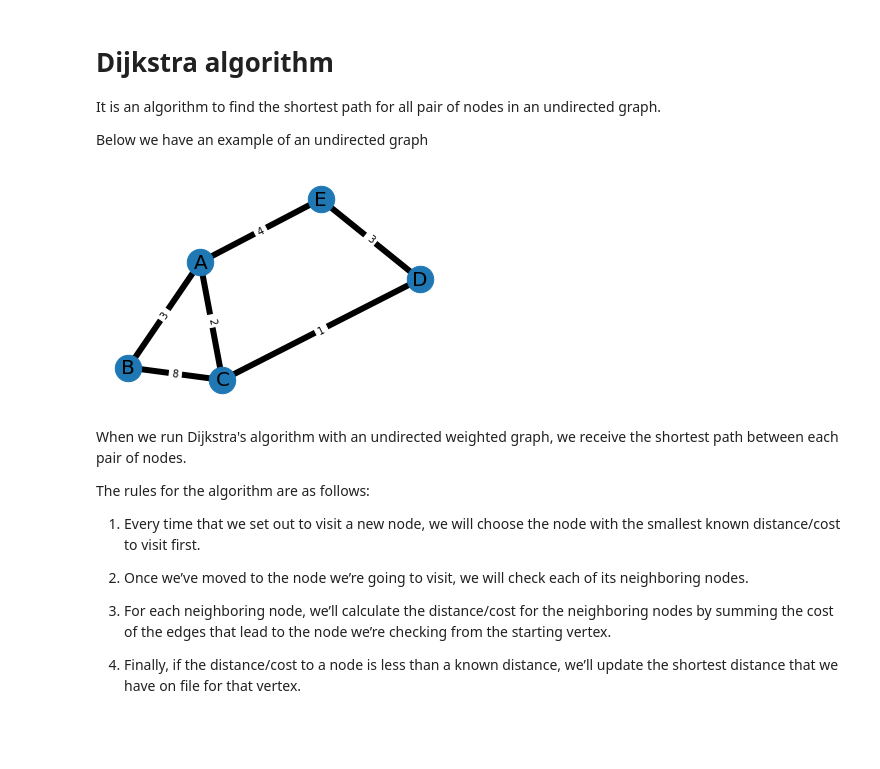
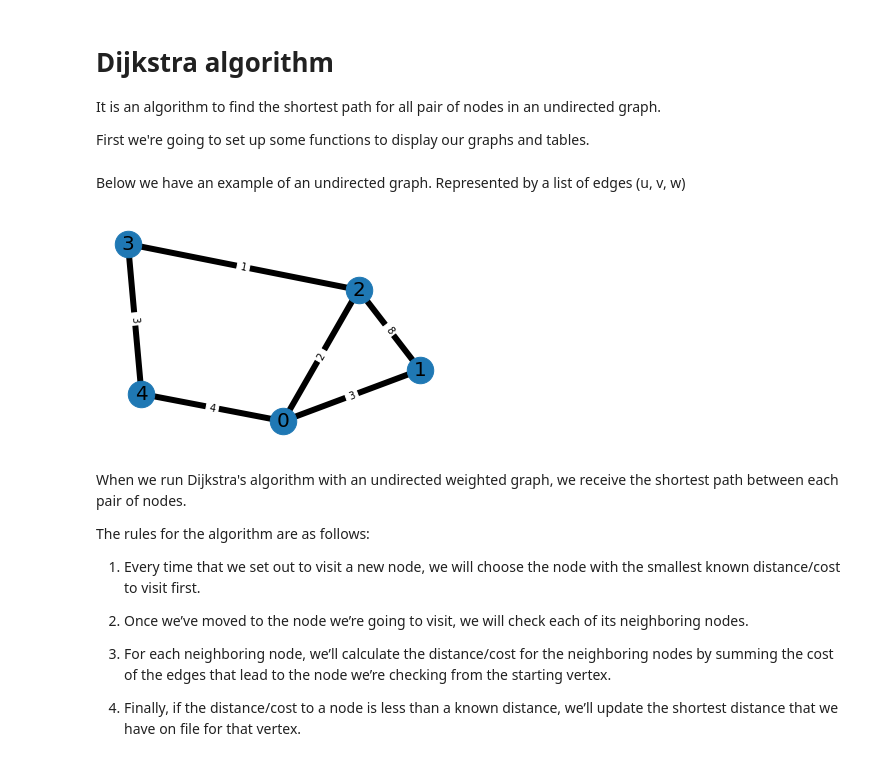
Before and after one commit to hugogrochau/cs-studies, a Jupyter notebook: notebooks/dijkstra.ipynb, the cells around one changed output. Saved outputs shown, nothing was run; the diff lists cells and outputs as text; code cells hidden in the pictures; blank space fills up the shorter version.

```diff
--- a/notebooks/dijkstra.ipynb
+++ b/notebooks/dijkstra.ipynb
@@ -3,5 +3,5 @@
 
 It is an algorithm to find the shortest path for all pair of nodes in an undirected graph.
 
-Below we have an example of an undirected graph
+First we're going to set up some functions to display our graphs and tables.
 # %%
@@ -30,18 +29,20 @@ def print_table(labels, values):
     table = axs[0].table(cellText=values, colLabels=labels, loc='center')
     axs[1].axis('off')
     plt.show()
-# %%
-graph = [
-    ('A', 'B', 3),
-    ('A', 'C', 2),
-    ('A', 'E', 4),
-    ('B', 'C', 8),
-    ('C', 'D', 1),
-    ('D', 'E', 3),
-]
-print_graph(graph)
-# %% [output]
-[figure, removed]
+# %% [markdown]
+Below we have an example of an undirected graph. Represented by a list of edges (u, v, w)
+# %%
+graph = [
+    (0, 1, 3),
+    (0, 2, 2),
+    (0, 4, 4),
+    (1, 2, 8),
+    (2, 3, 1),
+    (3, 4, 3),
+]
+print_graph(graph)
+# %% [output]
+[figure, added]
 # %% [markdown]
 When we run Dijkstra's algorithm with an undirected weighted graph, we receive the shortest path between each pair of nodes.
 
```
Also changed, not shown: parts of 2 cells of this notebook.
